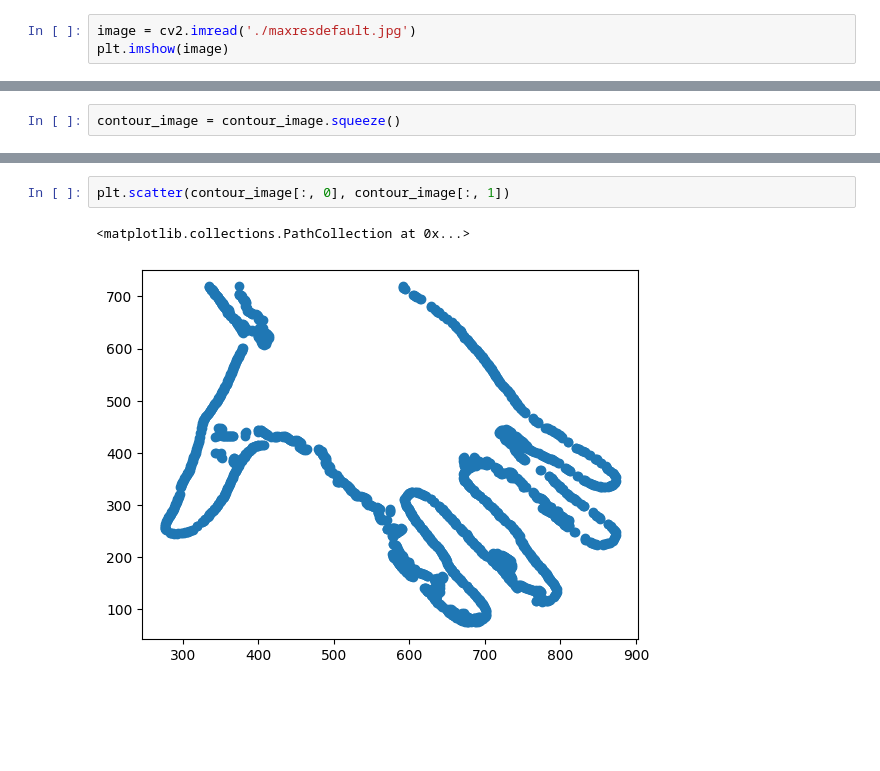
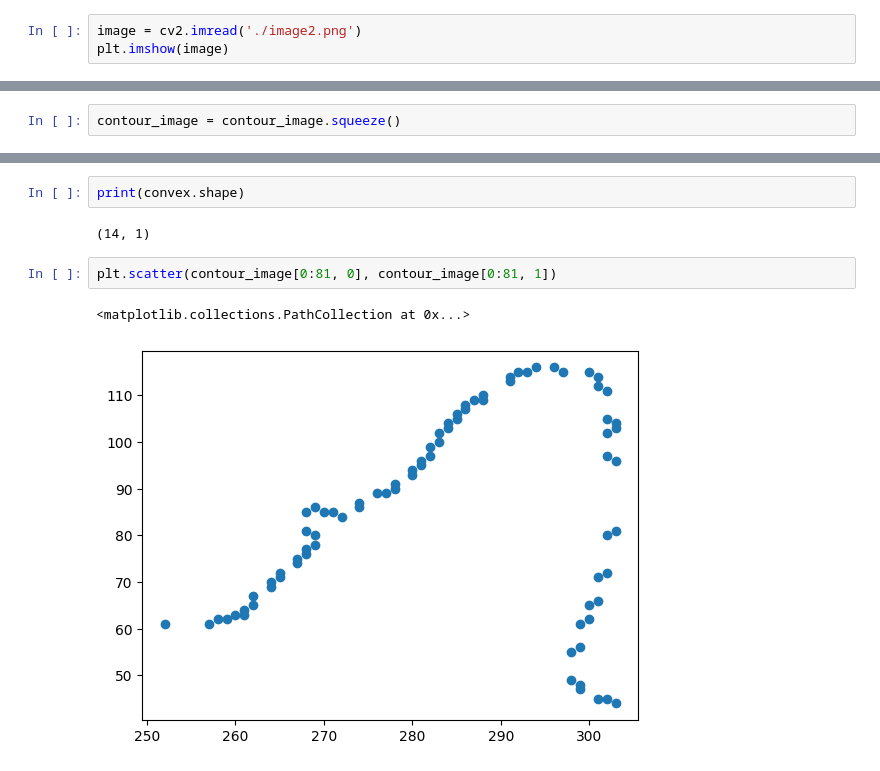
Before and after one commit to JalilBNH/M2TSI, a Jupyter notebook: projet_01/dev.ipynb, the cells around one changed output, grey strips where cells are left out. Drawn from its saved outputs; the diff is of its cells as text; blank space fills up the shorter version.

```diff
--- a/projet_01/dev.ipynb
+++ b/projet_01/dev.ipynb
@@ -14,7 +11,7 @@ def skin_segmentation(image):
     mask = cv2.inRange(ycrcb, lower, upper)
     return mask
 # %%
-image = cv2.imread('./maxresdefault.jpg')
+image = cv2.imread('./image2.png')
 plt.imshow(image)
 # %% [output]
 <matplotlib.image.AxesImage at 0x...>
@@ -40,5 +86,9 @@ contour_image = contour_image.squeeze()
+# %%
+print(convex.shape)
+# %% [output]
+(14, 1)
 # %%
-plt.scatter(contour_image[:, 0], contour_image[:, 1])
+plt.scatter(contour_image[0:81, 0], contour_image[0:81, 1])
 # %% [output]
 <matplotlib.collections.PathCollection at 0x...>
-[figure, old version]
+[figure, new version]
```
Also changed, not shown: parts of 13 cells of this notebook, 1 other file.
